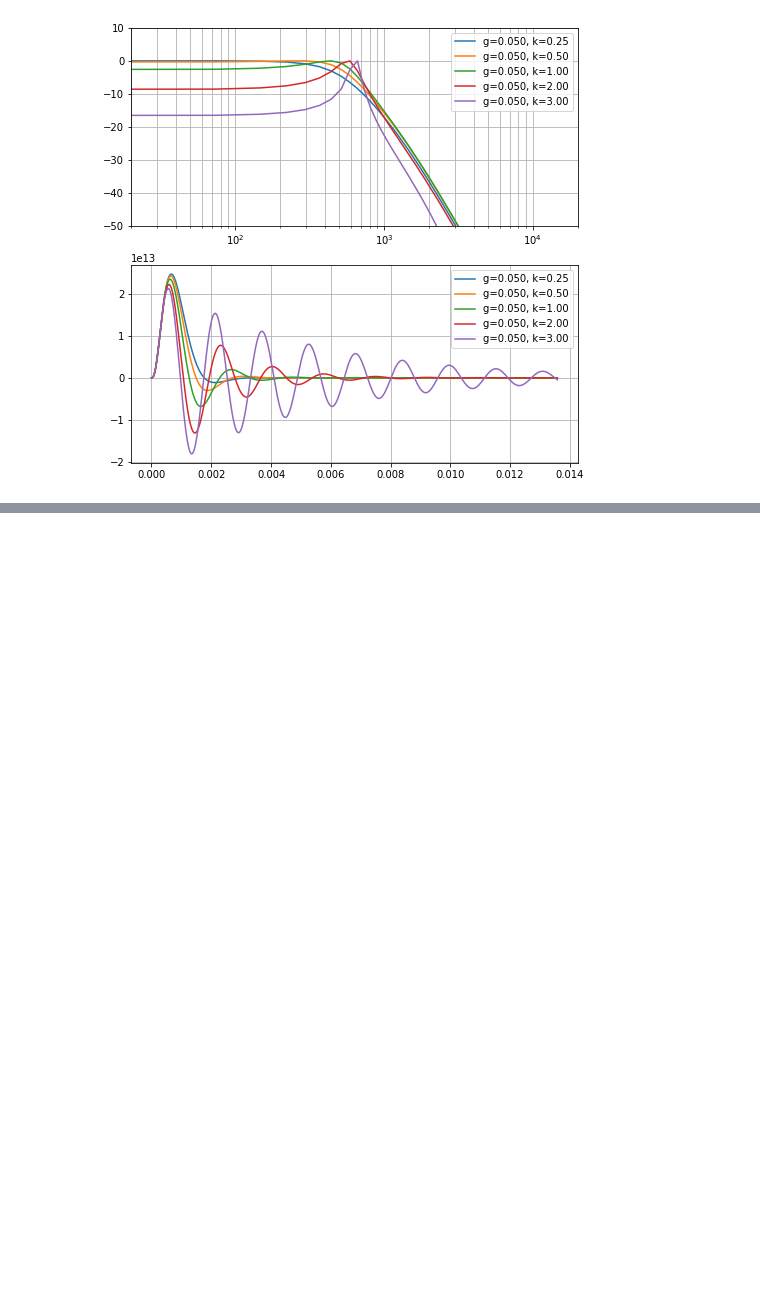
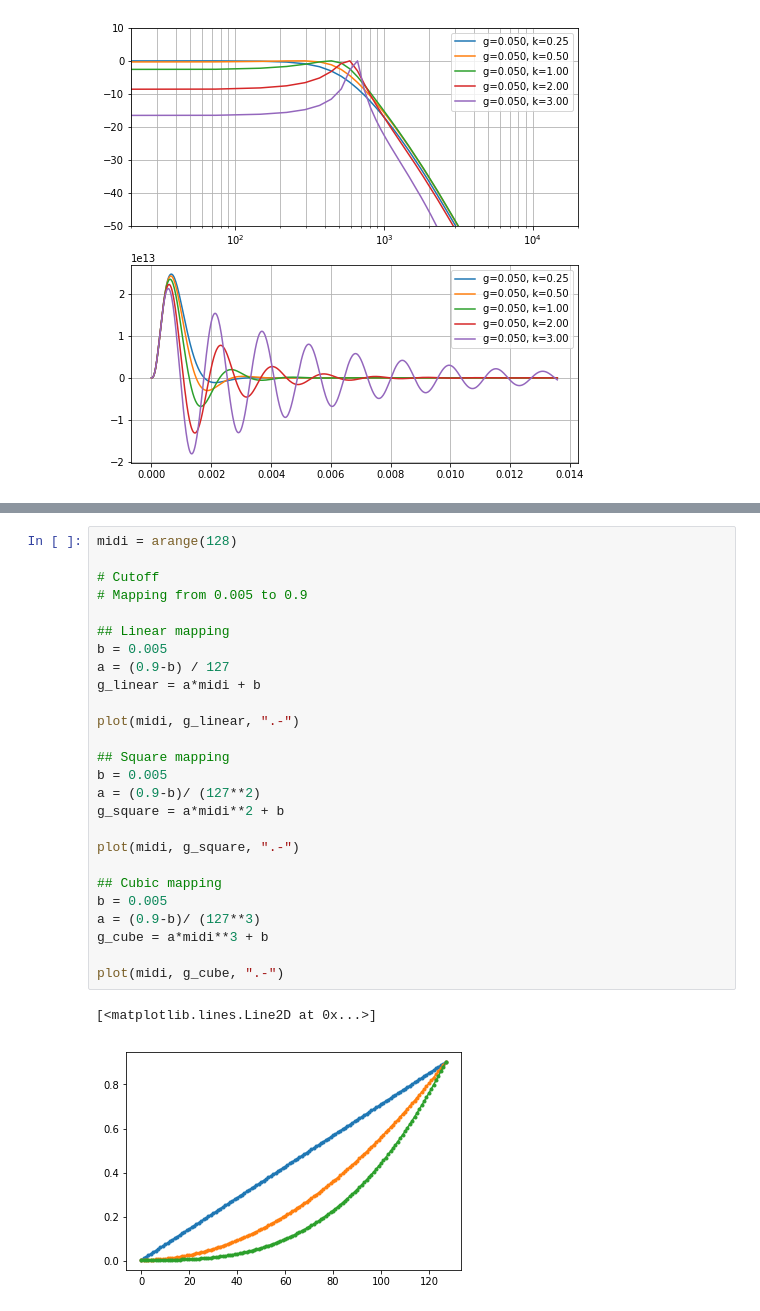
Before and after one commit to soerenbnoergaard/sbnsampler, a Jupyter notebook: workbooks/parametric_low_pass_filter.ipynb, the cells around one changed output, grey strips where cells are left out. Saved outputs shown, nothing was run; the diff lists cells and outputs as text; blank space fills up the shorter version.

Commit message:
Velocity-to-cutoff seems to work OK.

```diff
--- a/workbooks/parametric_low_pass_filter.ipynb
+++ b/workbooks/parametric_low_pass_filter.ipynb
@@ -155,0 +162,29 @@ for k in [0.25, 0.5, 1, 2, 3]:
+# %%
+midi = arange(128)
+
+# Cutoff
+# Mapping from 0.005 to 0.9
+
+## Linear mapping
+b = 0.005
+a = (0.9-b) / 127
+g_linear = a*midi + b
+
+plot(midi, g_linear, ".-")
+
+## Square mapping
+b = 0.005
+a = (0.9-b)/ (127**2)
+g_square = a*midi**2 + b
+
+plot(midi, g_square, ".-")
+
+## Cubic mapping
+b = 0.005
+a = (0.9-b)/ (127**3)
+g_cube = a*midi**3 + b
+
+plot(midi, g_cube, ".-")
+# %% [output]
+[<matplotlib.lines.Line2D at 0x...>]
+[figure, added]
```
Also changed, not shown: parts of 2 cells of this notebook, 3 other files.
